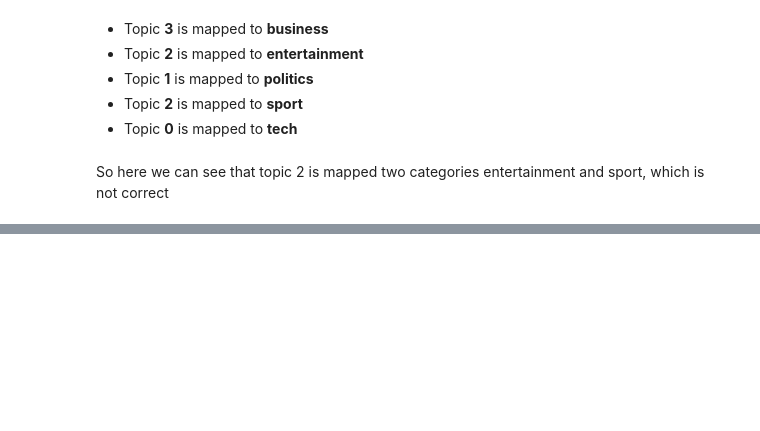
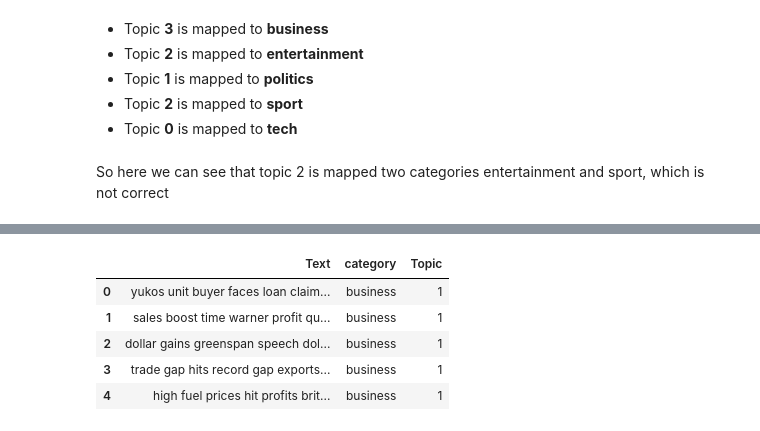
Before and after one commit to Ryansh12/Topic-Modeling-on-News-Articles, a Jupyter notebook: Topic_Modeling_on_News_Articles.ipynb, the cells around one changed output, grey strips where cells are left out. Cells and saved outputs as stored; diff of their text form; code cells hidden in the pictures; blank space fills up the shorter version.

Commit message:
LDA using TFIDF vectorizer

```diff
--- a/Topic_Modeling_on_News_Articles.ipynb
+++ b/Topic_Modeling_on_News_Articles.ipynb
@@ -568,0 +573,14 @@ So here we can see that topic 2 is mapped two categories entertainment and sport
+# %%
+%%time
+
+# Perform Hyperparameter Tuning.
+
+# not hyperparameter tuning n_components(no of topics) as we already know we have topics from 5 category, so restricting n_components to 5
+params = {'doc_topic_prior': [0.1, 0.5, 1.0], 'topic_word_prior': [0.01, 0.1, 1.0]}
+
+lda_TFIDF = LatentDirichletAllocation(n_components = 5, learning_method='online', random_state=0)
+
+lda_TFIDF_grid= GridSearchCV(lda_TFIDF, param_grid=params,n_jobs=-1,  cv= 10, verbose=5,return_train_score=True)
+# cv =10 i.e 10 fold
+
+lda_TFIDF_grid.fit(TFIDF_dtm)
@@ -568,0 +599,9 @@ So here we can see that topic 2 is mapped two categories entertainment and sport
+# %%
+train_score = lda_TFIDF_grid.cv_results_['mean_train_score']
+cv_score = lda_TFIDF_grid.cv_results_['mean_test_score']
+best_doc_topic_prior=lda_TFIDF_grid.best_params_['doc_topic_prior']
+best_topic_word_prior=lda_TFIDF_grid.best_params_['topic_word_prior']
+# the default scoring metric used in GridSearchCV is the log-likelihood score
+lda_TFIDF_log_likelihood = lda_TFIDF_grid.best_score_
+lda_TFIDF_best_model = lda_TFIDF_grid.best_estimator_
+perplexity_TFIDF_lda = lda_TFIDF_best_model.perplexity(TFIDF_dtm)
@@ -568,0 +637,3 @@ So here we can see that topic 2 is mapped two categories entertainment and sport
+# %%
+lda_TFIDF = LatentDirichletAllocation(doc_topic_prior = best_doc_topic_prior, topic_word_prior = best_topic_word_prior, n_components = 5, learning_method='online', random_state=0)
+lda_TFIDF.fit(TFIDF_dtm)
@@ -568,0 +666,12 @@ So here we can see that topic 2 is mapped two categories entertainment and sport
+# %%
+news_topics = lda_TFIDF.transform(TFIDF_dtm)
+news_topics.shape
+data['Topic'] = news_topics.argmax(axis=1)
+data.head()
+# %% [output]
+|  | Text | category | Topic |
+| 0 | yukos unit buyer faces loan claim... | business | 1 |
+| 1 | sales boost time warner profit qu... | business | 1 |
+| 2 | dollar gains greenspan speech dol... | business | 1 |
+| 3 | trade gap hits record gap exports... | business | 1 |
+| 4 | high fuel prices hit profits brit... | business | 1 |
```
Also changed, not shown: parts of 10 cells of this notebook.
